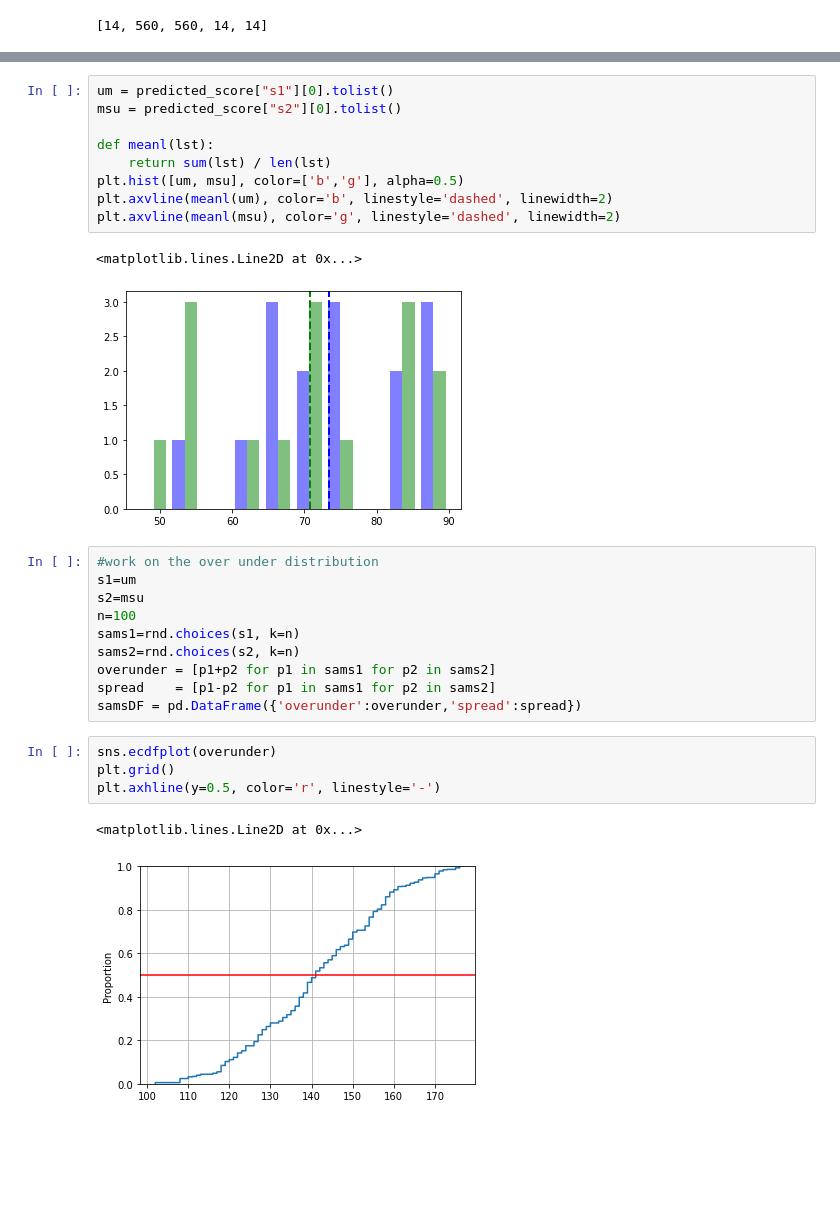
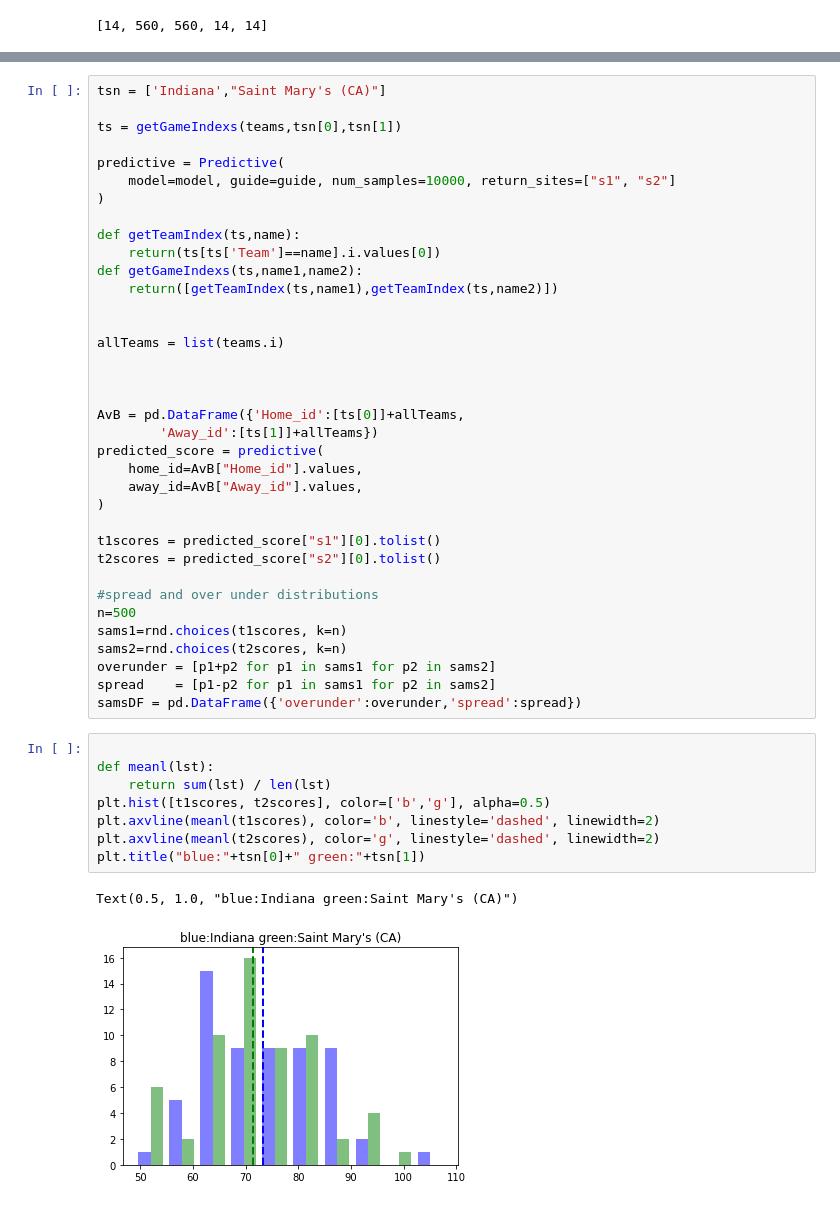
Before and after one commit to gaulight42/bball1, a Jupyter notebook: ncaaBball2022v3.ipynb, the cells around one changed output, grey strips where cells are left out. Saved outputs shown, nothing was run; the diff lists cells and outputs as text; blank space fills up the shorter version.

Commit message:
stable no home; more figs

```diff
--- a/ncaaBball2022v3.ipynb
+++ b/ncaaBball2022v3.ipynb
@@ -611,29 +663,47 @@ predicted_score = predictive(
+# %%
+tsn = ['Indiana',"Saint Mary's (CA)"]
+
+ts = getGameIndexs(teams,tsn[0],tsn[1])
+
+predictive = Predictive(
+    model=model, guide=guide, num_samples=10000, return_sites=["s1", "s2"]
+)
+
+def getTeamIndex(ts,name):
+    return(ts[ts['Team']==name].i.values[0])
+def getGameIndexs(ts,name1,name2):
+    return([getTeamIndex(ts,name1),getTeamIndex(ts,name2)])
+
+
+allTeams = list(teams.i)
+
+
+
+AvB = pd.DataFrame({'Home_id':[ts[0]]+allTeams,
+        'Away_id':[ts[1]]+allTeams})
+predicted_score = predictive(
+    home_id=AvB["Home_id"].values,
+    away_id=AvB["Away_id"].values,
+)
+
+t1scores = predicted_score["s1"][0].tolist()
+t2scores = predicted_score["s2"][0].tolist()
+
+#spread and over under distributions
+n=500
+sams1=rnd.choices(t1scores, k=n)
+sams2=rnd.choices(t2scores, k=n)
+overunder = [p1+p2 for p1 in sams1 for p2 in sams2]
+spread    = [p1-p2 for p1 in sams1 for p2 in sams2]
+samsDF = pd.DataFrame({'overunder':overunder,'spread':spread})
 # %%
-um = predicted_score["s1"][0].tolist()
-msu = predicted_score["s2"][0].tolist()
 
 def meanl(lst):
     return sum(lst) / len(lst)
-plt.hist([um, msu], color=['b','g'], alpha=0.5)
-plt.axvline(meanl(um), color='b', linestyle='dashed', linewidth=2)
-plt.axvline(meanl(msu), color='g', linestyle='dashed', linewidth=2)
+plt.hist([t1scores, t2scores], color=['b','g'], alpha=0.5)
+plt.axvline(meanl(t1scores), color='b', linestyle='dashed', linewidth=2)
+plt.axvline(meanl(t2scores), color='g', linestyle='dashed', linewidth=2)
+plt.title("blue:"+tsn[0]+" green:"+tsn[1])
 # %% [output]
-<matplotlib.lines.Line2D at 0x...>
+Text(0.5, 1.0, "blue:Indiana green:Saint Mary's (CA)")
-[figure, old version]
+[figure, new version]
-# %%
-#work on the over under distribution
-s1=um
-s2=msu
-n=100
-sams1=rnd.choices(s1, k=n)
-sams2=rnd.choices(s2, k=n)
-overunder = [p1+p2 for p1 in sams1 for p2 in sams2]
-spread    = [p1-p2 for p1 in sams1 for p2 in sams2]
-samsDF = pd.DataFrame({'overunder':overunder,'spread':spread})
-# %%
-sns.ecdfplot(overunder)
-plt.grid()
-plt.axhline(y=0.5, color='r', linestyle='-')
-# %% [output]
-<matplotlib.lines.Line2D at 0x...>
-[figure, removed]
```
Also changed, not shown: parts of 25 cells of this notebook, 2 other files.
